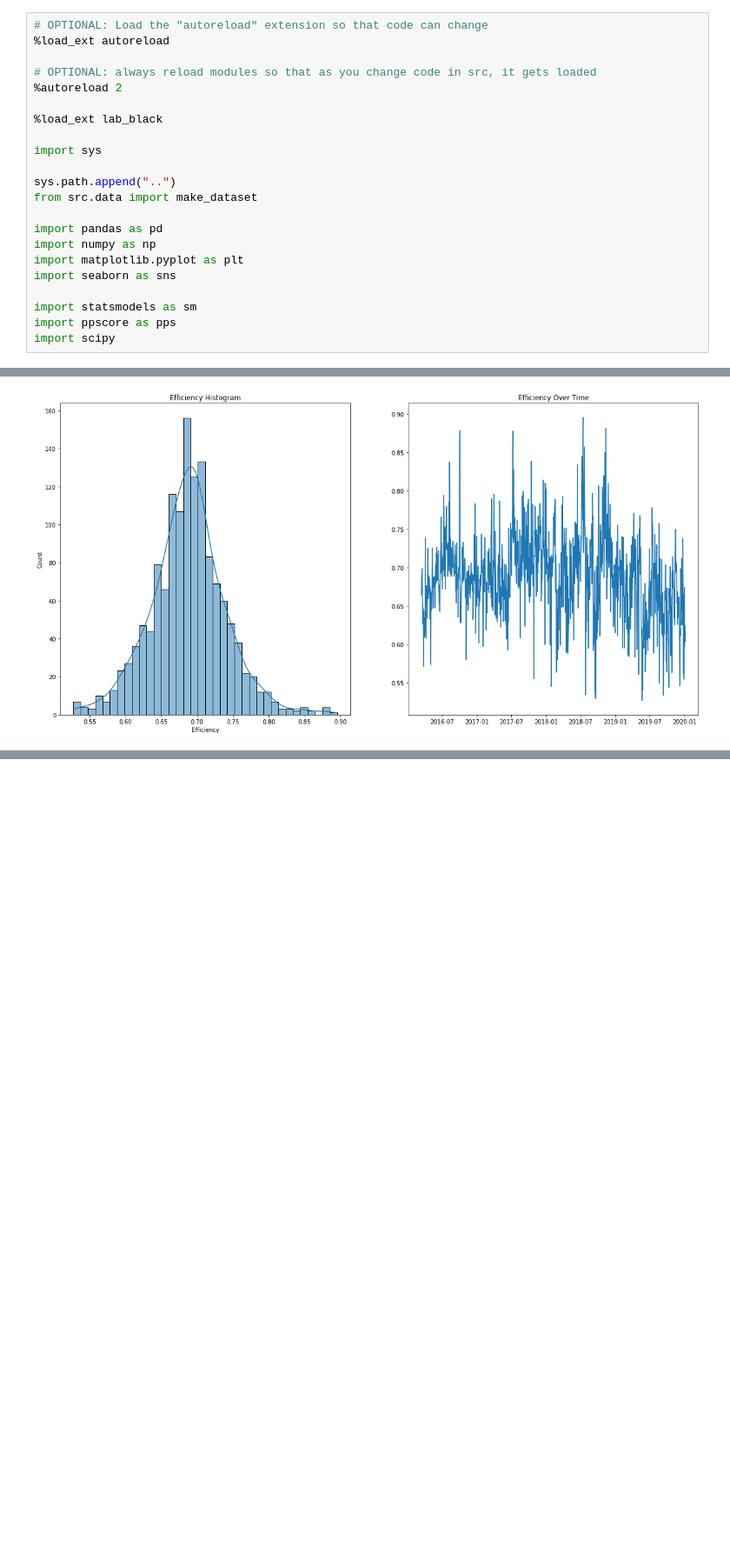
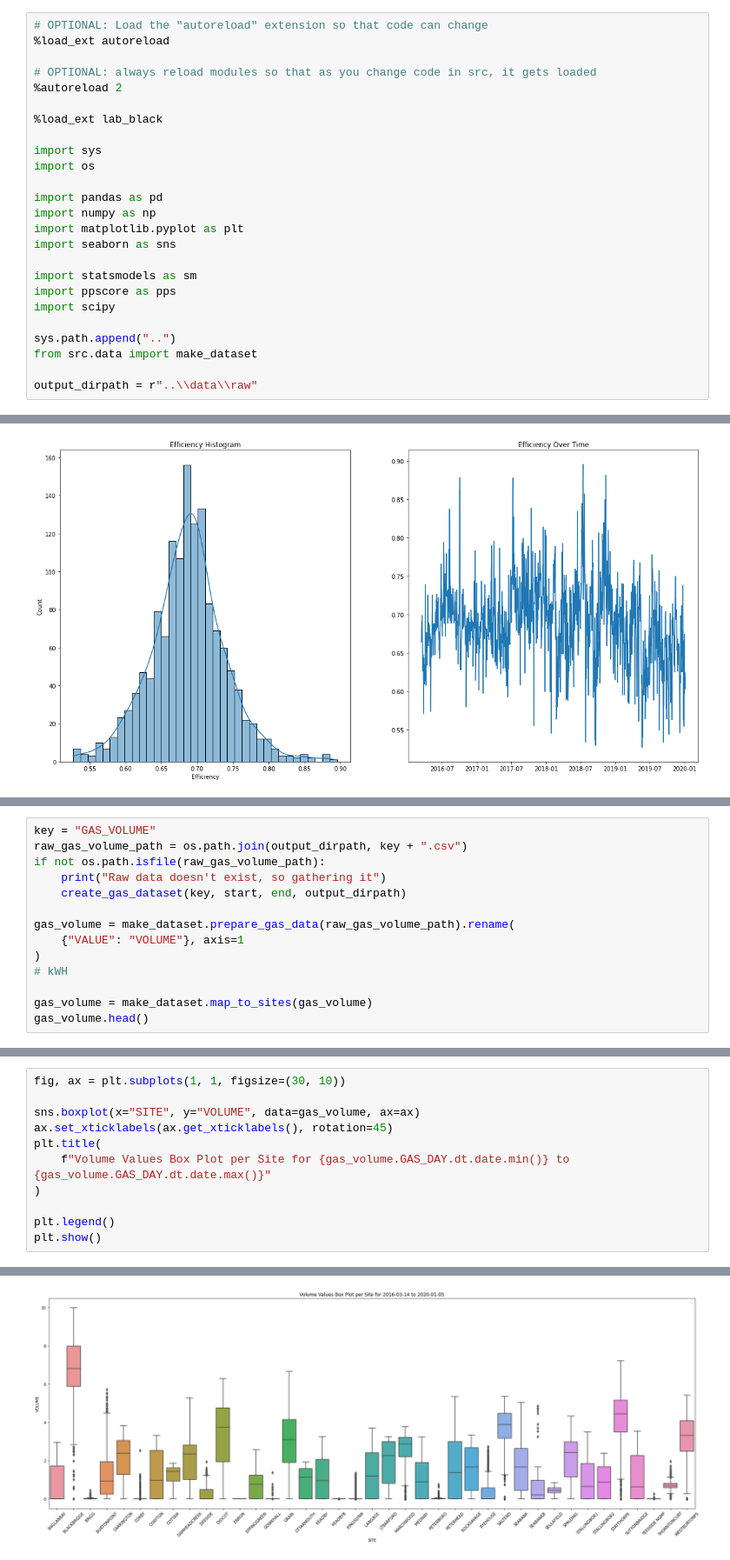
Before and after one commit to r4ch45/charterful, a Jupyter notebook: notebooks/2-how-efficient-are-gas-fired-powerstations.ipynb, the cells around one changed output, grey strips where cells are left out. Shown at 87% size. Drawn from its saved outputs; the diff is of its cells as text; blank space fills up the shorter version.

```diff
--- a/notebooks/2-how-efficient-are-gas-fired-powerstations.ipynb
+++ b/notebooks/2-how-efficient-are-gas-fired-powerstations.ipynb
@@ -8,9 +8,7 @@
 %load_ext lab_black
 
 import sys
-
-sys.path.append("..")
-from src.data import make_dataset
+import os
 
 import pandas as pd
 import numpy as np
@@ -20,3 +18,8 @@ import seaborn as sns
 import statsmodels as sm
 import ppscore as pps
 import scipy
+
+sys.path.append("..")
+from src.data import make_dataset
+
+output_dirpath = r"..\\data\\raw"
@@ -430,0 +139,14 @@ plt.show()
+# %%
+key = "GAS_VOLUME"
+raw_gas_volume_path = os.path.join(output_dirpath, key + ".csv")
+if not os.path.isfile(raw_gas_volume_path):
+    print("Raw data doesn't exist, so gathering it")
+    create_gas_dataset(key, start, end, output_dirpath)
+
+gas_volume = make_dataset.prepare_gas_data(raw_gas_volume_path).rename(
+    {"VALUE": "VOLUME"}, axis=1
+)
+# kWH
+
+gas_volume = make_dataset.map_to_sites(gas_volume)
+gas_volume.head()
@@ -430,0 +160,12 @@ plt.show()
+# %%
+fig, ax = plt.subplots(1, 1, figsize=(30, 10))
+
+sns.boxplot(x="SITE", y="VOLUME", data=gas_volume, ax=ax)
+ax.set_xticklabels(ax.get_xticklabels(), rotation=45)
+plt.title(
+    f"Volume Values Box Plot per Site for {gas_volume.GAS_DAY.dt.date.min()} to {gas_volume.GAS_DAY.dt.date.max()}"
+)
+
+plt.legend()
+plt.show()
+# %% [output]
@@ -430,0 +173 @@ plt.show()
+[figure, added]
```
Also changed, not shown: parts of 94 cells of this notebook, 47 other files.
